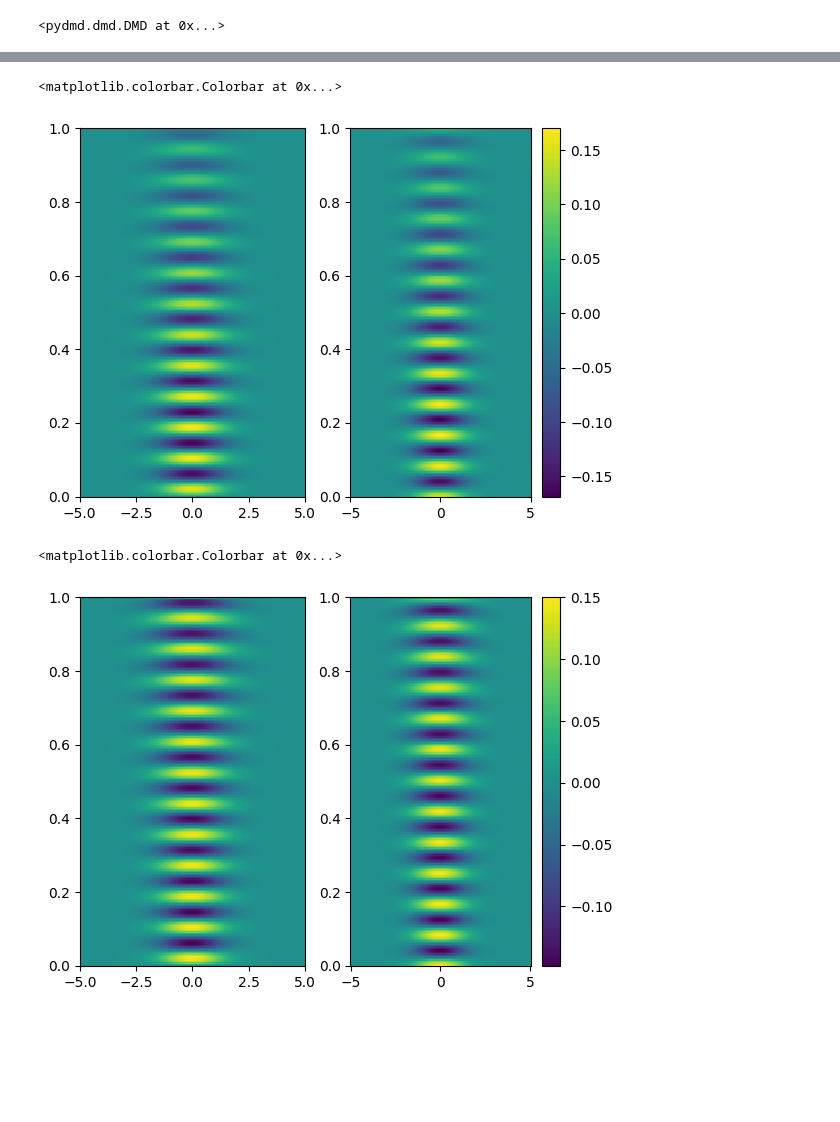
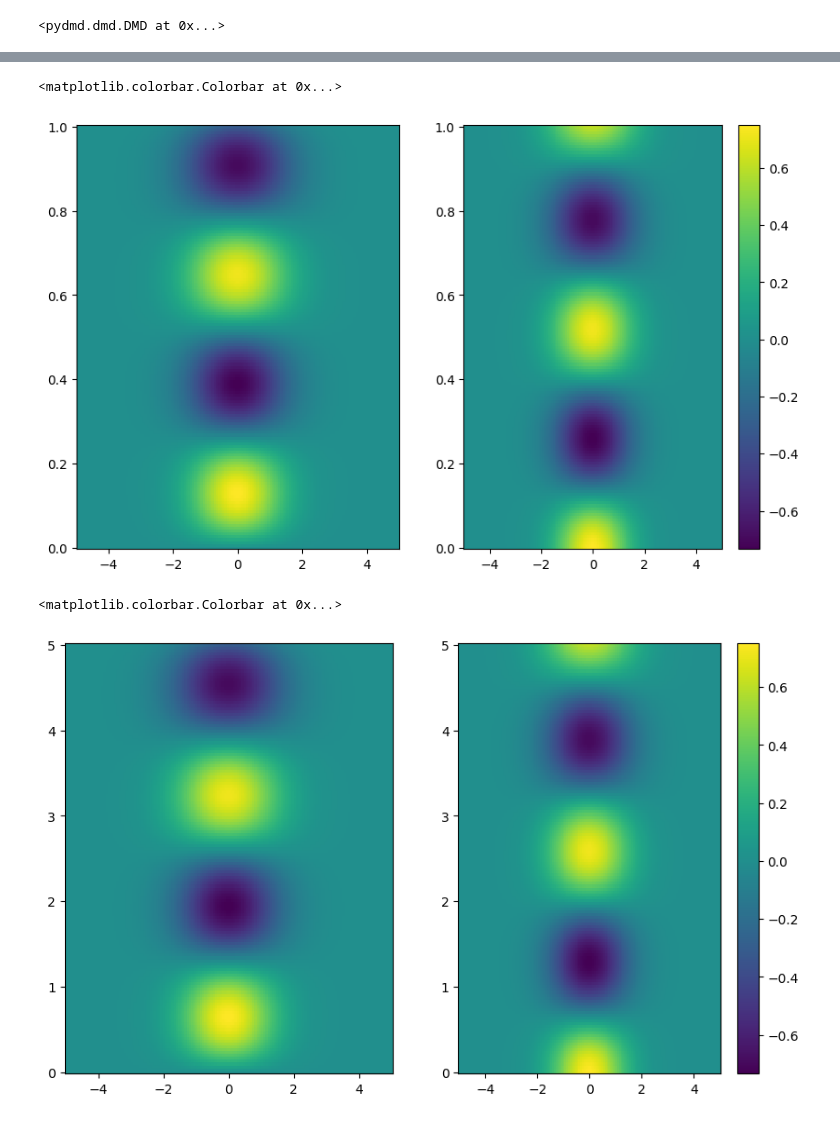
Before and after one commit to ascsn/wavefunction-dimensionality-reduction, a Jupyter notebook: QTE.ipynb, the cells around one changed output, grey strips where cells are left out. Drawn from its saved outputs; the diff is of its cells as text; code cells hidden in the pictures; blank space fills up the shorter version.

```diff
--- a/QTE.ipynb
+++ b/QTE.ipynb
@@ -83,7 +91,7 @@ So with the above in mind, we can start by setting some constants and a domain.
 h_bar = 1#.05457e-35
 mass = 1
 q = 1
-N = 250
+N = 150
 
 x = np.linspace(-5, 5, N)
 dx = x[1] - x[0]
@@ -178,16 +260,16 @@ while t <= t_max:
 h_bar = 1#.05457e-35
 mass = 1
 q = 1
-N = 250
+N = 150
 
 x = np.linspace(-5, 5, N)
 dx = x[1] - x[0]
 
-initial_state = (1 / np.sqrt(2 * np.pi)) * np.exp(-0.5 * x**2)
+initial_state = np.exp(-(x+0.2)**2 / 2.0) / np.sqrt(np.pi+2)
 
 t = 0
-t_max = 1
-t_steps = 250
+t_max = 100
+t_steps = 10000
 t_values = np.linspace(t, t_max, t_steps)
 dt = t_values[1] - t_values[0]
 count = 0
@@ -199,23 +281,28 @@ while t <= t_max:
 
     if t == 0:
         final_state = initial_state.copy()
-        final_state = final_state/(np.linalg.norm(final_state)*dx)
+        final_state_norm = final_state/np.sqrt(np.dot(final_state,np.conj(final_state))*dx)
 
     else:
 
+        #teo = taylor_series_expansion(H, terms, dt)
+        #new_state = np.dot(teo, final_state)
+        #print(new_state)
+        #final_state = final_state.astype(np.complex128)
+        #final_state = new_state.copy()
+        #final_state = final_state/(np.linalg.norm(final_state)*dx)
+
         teo = taylor_series_expansion(H, terms, dt)
-        new_state = np.dot(teo, final_state)
-        #print(new_state)
-        final_state = final_state.astype(np.complex128)
-        final_state = new_state.copy()
-        final_state = final_state/(np.linalg.norm(final_state)*dx)
+        new_state = np.dot(teo, final_state_norm)
+        final_state_norm = final_state_norm + new_state
+        final_state_norm = final_state_norm/np.sqrt(np.dot(final_state_norm,np.conj(final_state_norm))*dx)
 
     pd = np.abs(final_state)**2
-    plt.plot(x, (np.imag(final_state[:])))
-    plt.plot(x, (np.real(final_state[:])))
+    plt.plot(x, (np.imag(final_state_norm[:])))
+    plt.plot(x, (np.real(final_state_norm[:])))
     #plt.plot(x, pd[:])
     plt.xlim([-5,5])
-    plt.ylim([-4,4])
+    plt.ylim([-1,1])
 
     plt.xlabel("Position")
     plt.ylabel("Wavefunction")
@@ -378,2 +373,3 @@ def run_simulation_save(Nx, Nt, terms):
 # %%
-i_state2, f_state2, a_states2, timer2 = run_simulation_save(250,250,7)
+i_state2, f_state2, a_states2, timer2 = run_simulation_save(150,1000,7)
+#print(a_states2)
@@ -406,4 +400,5 @@ plt.show()
 # %%
+plt.figure(figsize=(10,6))
 plt.subplot(1,2,1)
 #plt.pcolor(x_values, t, (mode.reshape(-1, 1).dot(dynamic.reshape(1, -1))).real.T)
 plt.pcolor(x_values, t, dmd.reconstructed_data.imag.T)
@@ -412,14 +407,19 @@ plt.pcolor(x_values, t, dmd.reconstructed_data.real.T)
 plt.colorbar()
 # %% [output]
 <matplotlib.colorbar.Colorbar at 0x...>
-[figure, old version]
+[figure, new version]
 # %%
+t = 0
+t_max = 5
+t_values = np.linspace(t, t_max, 150)
+
+plt.figure(figsize=(10,6))
 plt.subplot(1,2,1)
 #plt.pcolor(x_values, t, (mode.reshape(-1, 1).dot(dynamic.reshape(1, -1))).real.T)
 plt.pcolor(x, t_values, a_states2[:,0].imag)
 plt.subplot(1,2,2)
 plt.pcolor(x, t_values, a_states2[:,0].real)
 plt.colorbar()
 # %% [output]
 <matplotlib.colorbar.Colorbar at 0x...>
-[figure, old version]
+[figure, new version]
```
Also changed, not shown: parts of 23 cells of this notebook.
